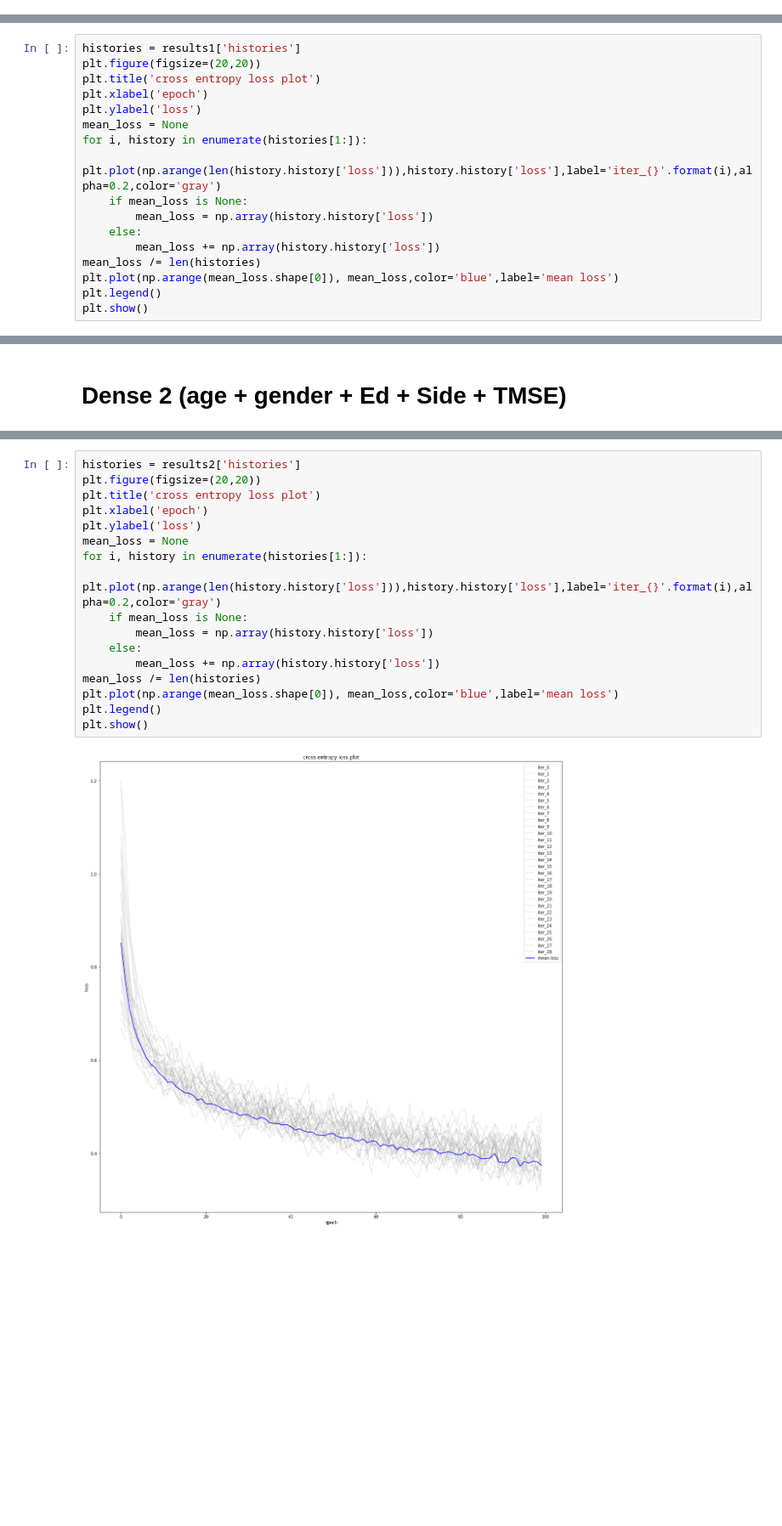
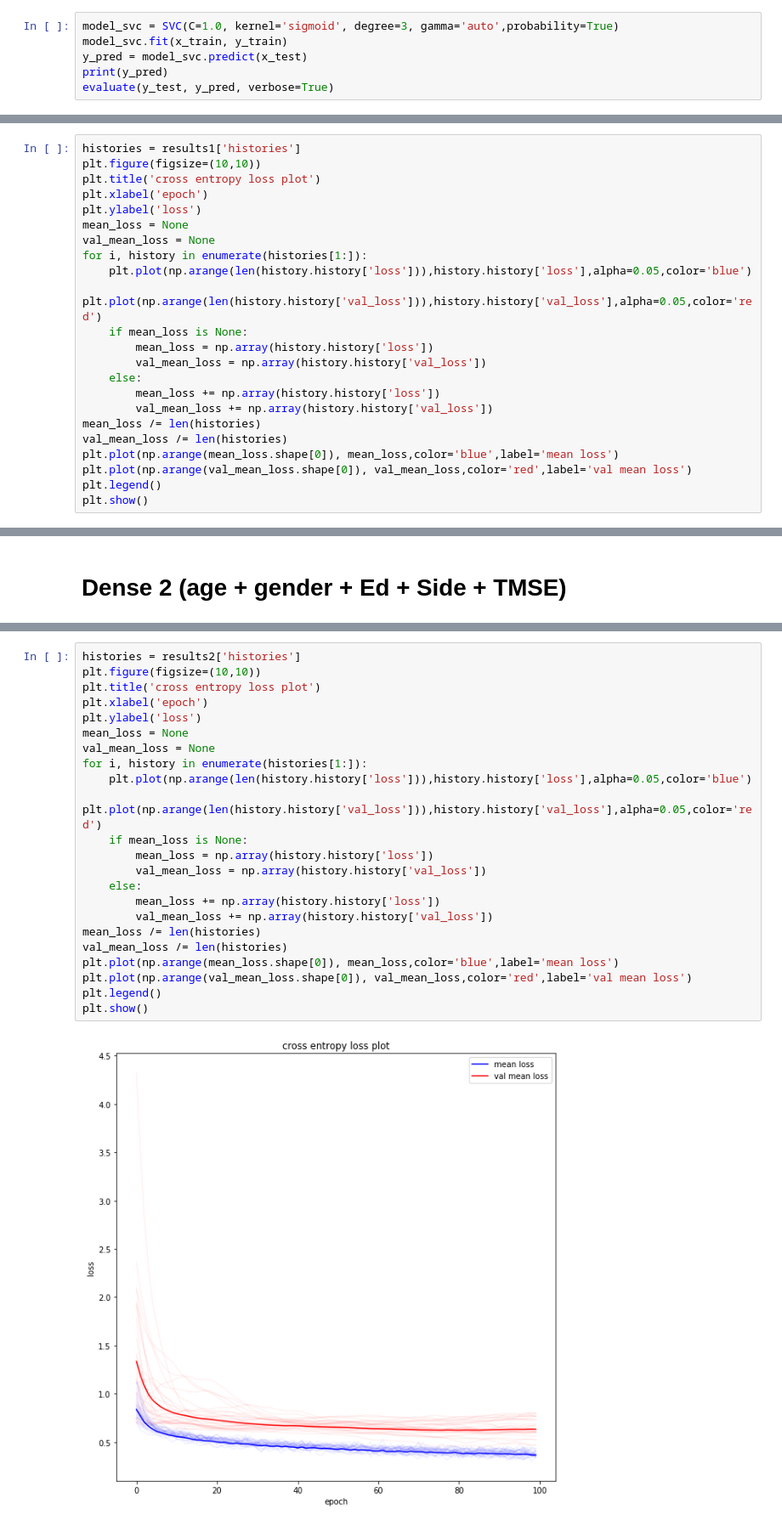
Before and after one commit to p-amonpitakpun/clock-drawing-dnn, a Jupyter notebook: Notebooks/Dai.ipynb, the cells around one changed output, grey strips where cells are left out. Shown at 85% size. Saved outputs shown, nothing was run; the diff lists cells and outputs as text; blank space fills up the shorter version.

```diff
--- a/Notebooks/Dai.ipynb
+++ b/Notebooks/Dai.ipynb
@@ -93,0 +100,6 @@ _________________________________________________________________
+# %%
+model_svc = SVC(C=1.0, kernel='sigmoid', degree=3, gamma='auto',probability=True)
+model_svc.fit(x_train, y_train)
+y_pred = model_svc.predict(x_test)
+print(y_pred)
+evaluate(y_test, y_pred, verbose=True)
@@ -102,18 +124,24 @@ models1, plots1, results1 = run_benchmark(get_age_gender_data, get_nn_model, dat
 # %%
 histories = results1['histories']
-plt.figure(figsize=(20,20))
+plt.figure(figsize=(10,10))
 plt.title('cross entropy loss plot')
 plt.xlabel('epoch')
 plt.ylabel('loss')
 mean_loss = None
+val_mean_loss = None
 for i, history in enumerate(histories[1:]):
-    plt.plot(np.arange(len(history.history['loss'])),history.history['loss'],label='iter_{}'.format(i),alpha=0.2,color='gray')
+    plt.plot(np.arange(len(history.history['loss'])),history.history['loss'],alpha=0.05,color='blue')
+    plt.plot(np.arange(len(history.history['val_loss'])),history.history['val_loss'],alpha=0.05,color='red')
     if mean_loss is None:
         mean_loss = np.array(history.history['loss'])
+        val_mean_loss = np.array(history.history['val_loss'])
     else:
         mean_loss += np.array(history.history['loss'])
+        val_mean_loss += np.array(history.history['val_loss'])
 mean_loss /= len(histories)
+val_mean_loss /= len(histories)
 plt.plot(np.arange(mean_loss.shape[0]), mean_loss,color='blue',label='mean loss')
+plt.plot(np.arange(val_mean_loss.shape[0]), val_mean_loss,color='red',label='val mean loss')
 plt.legend()
 plt.show()
 # %% [output]
@@ -161,19 +188,25 @@ models2, plots2, results2 = run_benchmark(get_all_non_temporal_data, get_nn_mode
 # %%
 histories = results2['histories']
-plt.figure(figsize=(20,20))
+plt.figure(figsize=(10,10))
 plt.title('cross entropy loss plot')
 plt.xlabel('epoch')
 plt.ylabel('loss')
 mean_loss = None
+val_mean_loss = None
 for i, history in enumerate(histories[1:]):
-    plt.plot(np.arange(len(history.history['loss'])),history.history['loss'],label='iter_{}'.format(i),alpha=0.2,color='gray')
+    plt.plot(np.arange(len(history.history['loss'])),history.history['loss'],alpha=0.05,color='blue')
+    plt.plot(np.arange(len(history.history['val_loss'])),history.history['val_loss'],alpha=0.05,color='red')
     if mean_loss is None:
         mean_loss = np.array(history.history['loss'])
+        val_mean_loss = np.array(history.history['val_loss'])
     else:
         mean_loss += np.array(history.history['loss'])
+        val_mean_loss += np.array(history.history['val_loss'])
 mean_loss /= len(histories)
+val_mean_loss /= len(histories)
 plt.plot(np.arange(mean_loss.shape[0]), mean_loss,color='blue',label='mean loss')
+plt.plot(np.arange(val_mean_loss.shape[0]), val_mean_loss,color='red',label='val mean loss')
 plt.legend()
 plt.show()
 # %% [output]
-[figure, old version]
+[figure, new version]
```
Also changed, not shown: parts of 15 cells of this notebook, 2 other files.
